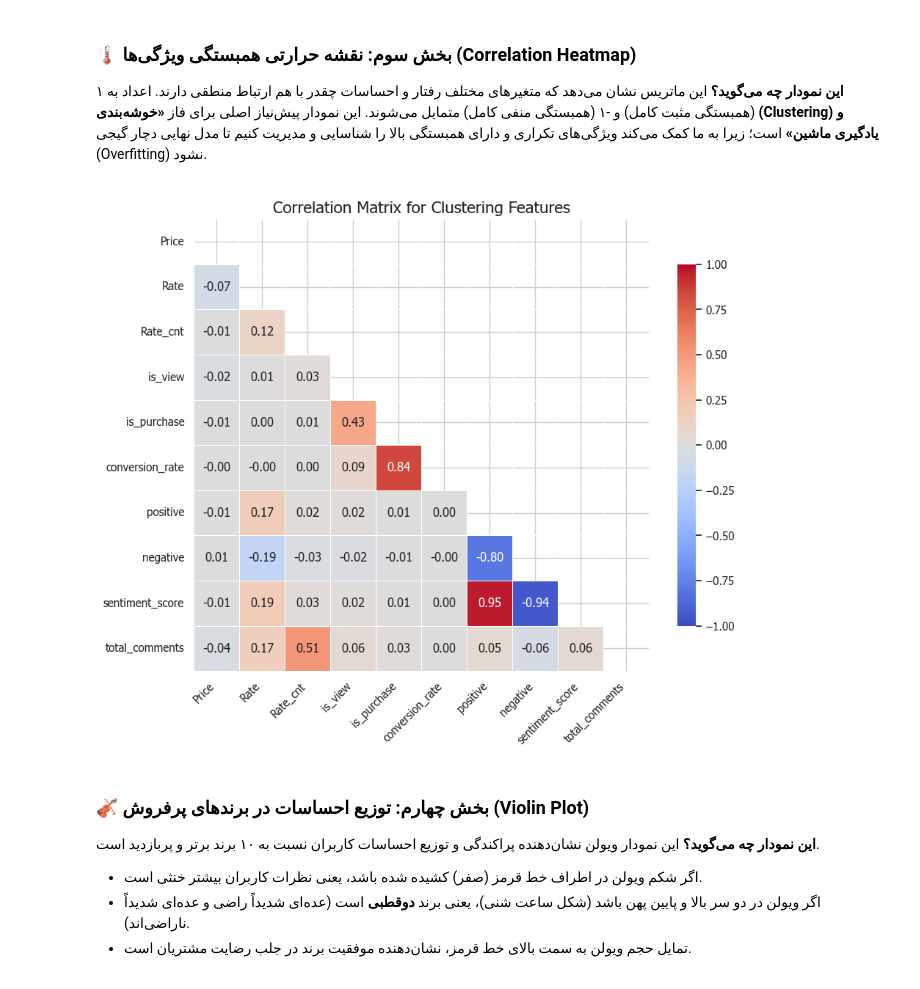
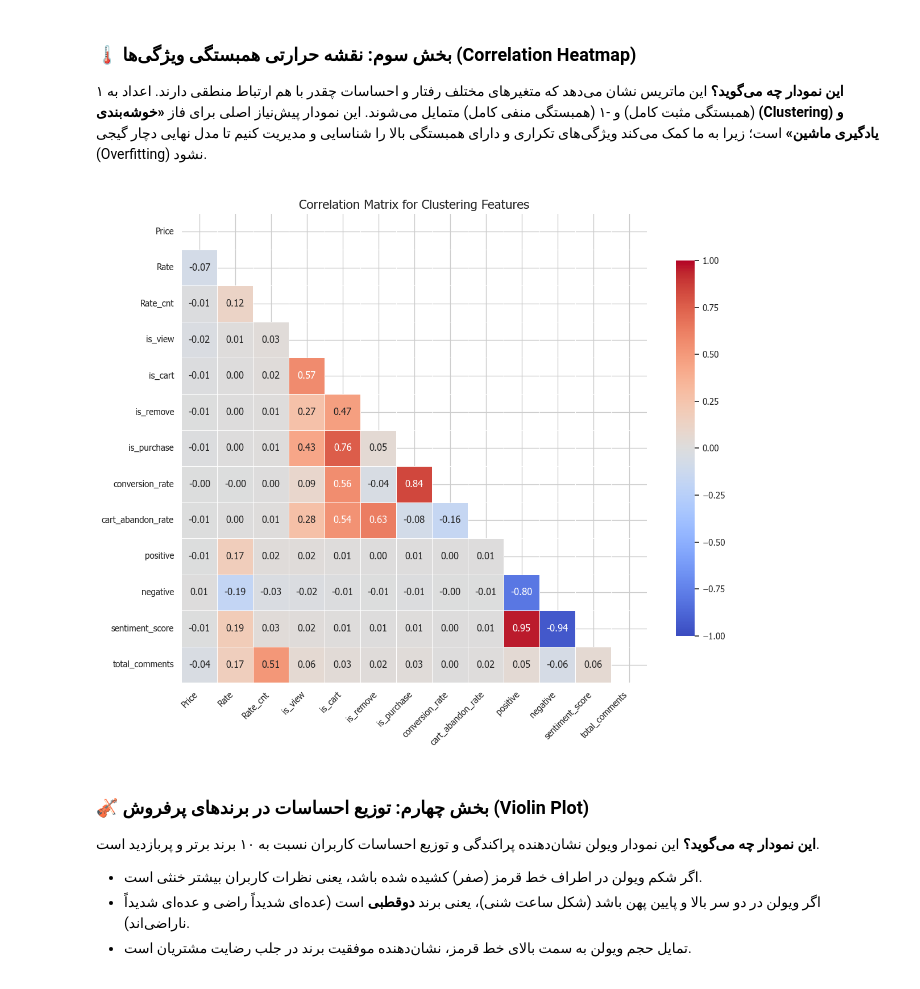
Before and after one commit to Rainsh724/ai-customer-behavior-analytics-platform, a Jupyter notebook: notebooks/advanced_eda.ipynb, the cells around one changed output. Drawn from its saved outputs; the diff is of its cells as text; code cells hidden in the pictures.

```diff
--- a/notebooks/advanced_eda.ipynb
+++ b/notebooks/advanced_eda.ipynb
@@ -113,38 +146,58 @@ fig.show()
 
 </div>
 # %%
+
 # ==========================================
-# ۳. ماتریس همبستگی ویژگی‌ها برای انتخاب فیچرهای مدل ML
+# 3. ماتریس همبستگی ویژگی‌ها
 # ==========================================
-plt.figure(figsize=(10, 8))
 
-# انتخاب ستون‌های عددی موجود در جدول فوق‌طلایی
+plt.figure(figsize=(12, 10))
+
 numeric_cols = [
-    'Price', 'Rate', 'Rate_cnt',
-    'is_view', 'is_purchase', 'conversion_rate',
-    'positive', 'negative', 'sentiment_score', 'total_comments'
+    "Price",
+    "Rate",
+    "Rate_cnt",
+    "is_view",
+    "is_cart",
+    "is_remove",
+    "is_purchase",
+    "conversion_rate",
+    "cart_abandon_rate",
+    "positive",
+    "negative",
+    "sentiment_score",
+    "total_comments",
 ]
 
 corr_matrix = df_golden[numeric_cols].corr()
 
 # رسم هیت‌مپ
-mask = np.triu(np.ones_like(corr_matrix, dtype=bool))
+mask = np.triu(
+    np.ones_like(corr_matrix, dtype=bool)
+)
+
 sns.heatmap(
     corr_matrix,
     mask=mask,
     annot=True,
     fmt=".2f",
     cmap="coolwarm",
-    vmax=1, vmin=-1,
-    linewidths=.5,
-    cbar_kws={"shrink": .8}
+    vmax=1,
+    vmin=-1,
+    linewidths=0.5,
+    cbar_kws={"shrink": 0.8},
 )
 
-plt.title("Correlation Matrix for Clustering Features", fontsize=16)
-plt.xticks(rotation=45, ha='right')
+plt.title(
+    "Correlation Matrix for Clustering Features",
+    fontsize=16,
+)
+
+plt.xticks(rotation=45, ha="right")
+plt.tight_layout()
 plt.show()
 # %% [output]
-[figure, old version]
+[figure, new version]
 # %% [markdown]
 <div dir="rtl">
 
```
Also changed, not shown: parts of 2 cells of this notebook, 4 other files.
